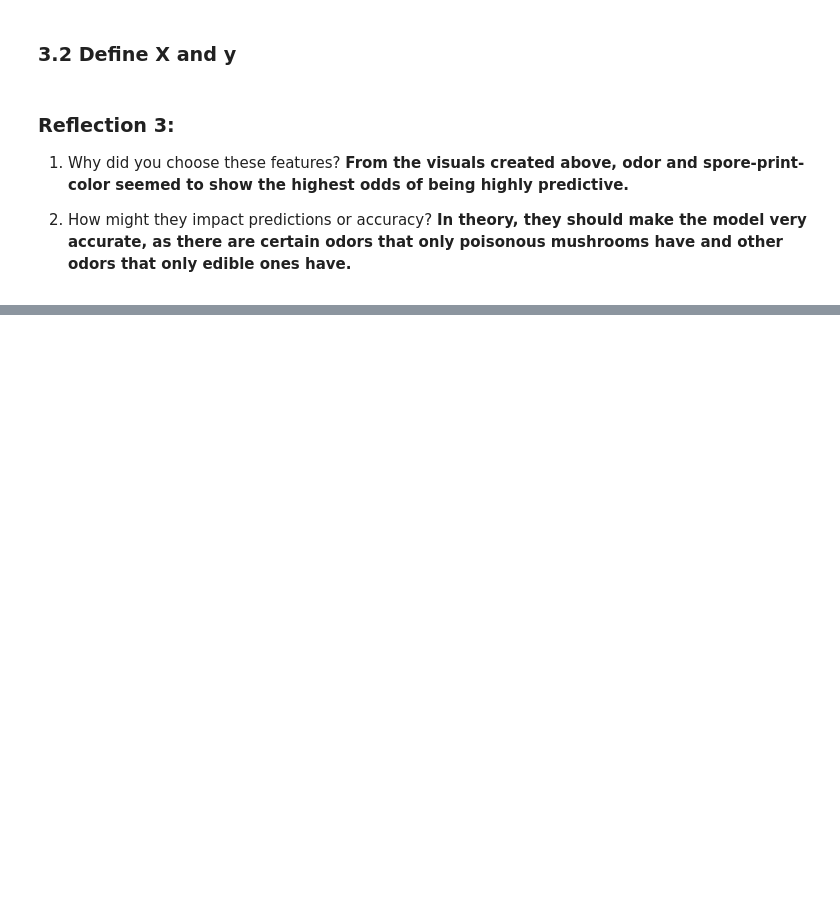
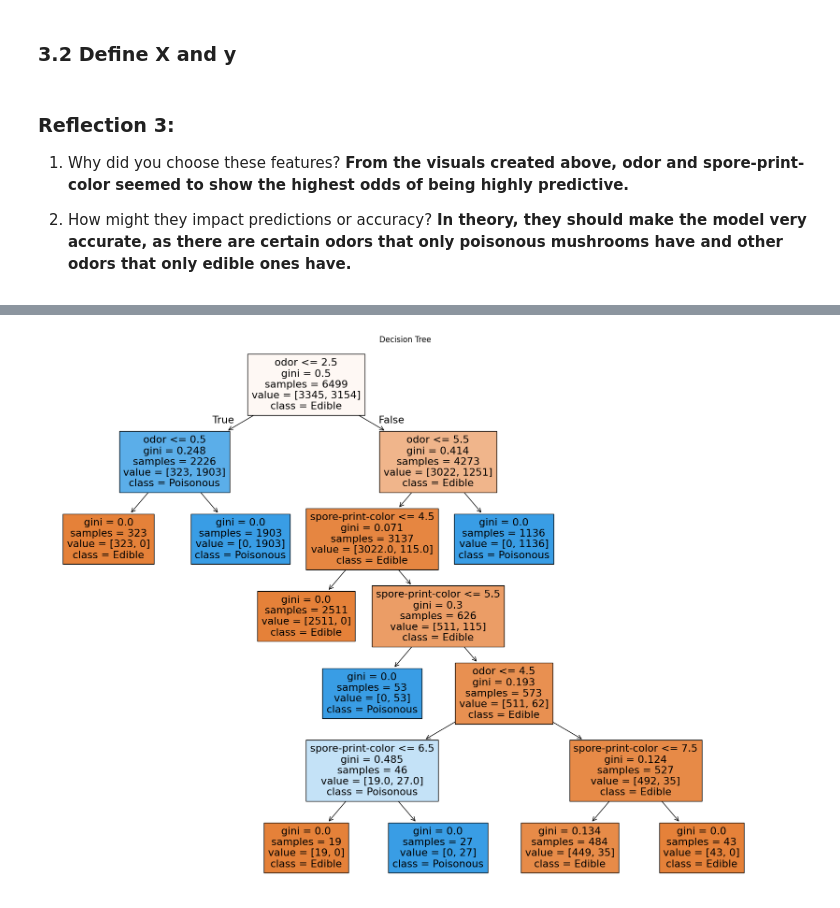
Before and after one commit to DMill31/ml_classification_miller, a Jupyter notebook: ml_midterm_miller.ipynb, the cells around one changed output, grey strips where cells are left out. Drawn from its saved outputs; the diff is of its cells as text; code cells hidden in the pictures; blank space fills up the shorter version.

```diff
--- a/ml_midterm_miller.ipynb
+++ b/ml_midterm_miller.ipynb
@@ -174,6 +166,7 @@ mushrooms = mushrooms.rename(columns={"class": "poisonous"})
 # %%
 # Convert categorical data to numeric
 mushrooms["poisonous"] = mushrooms["poisonous"].map({"p": 1, "e": 0})
+
 
 # Merge rare categories of habitat into 'other'
 mushrooms["habitat"] = mushrooms["habitat"].apply(lambda x: x if mushrooms["habitat"].value_counts()[x] > 50 else "other")
@@ -182,6 +175,9 @@ mushrooms["habitat"] = mushrooms["habitat"].apply(lambda x: x if mushrooms["habi
 mushrooms["ring_number_type"] = mushrooms["ring-number"] + "_" + mushrooms["ring-type"]
 mushrooms["gill_size_color"] = mushrooms["gill-size"] + "_" + mushrooms["gill-color"]
 mushrooms["stalk_surface"] = mushrooms["stalk-surface-above-ring"] + "_" + mushrooms["stalk-surface-below-ring"]
+
+# Encode categorical features
+mushrooms_encoded = mushrooms.apply(LabelEncoder().fit_transform)
 # %% [markdown]
 ### Reflection 2:
 
@@ -215,0 +280,8 @@ y = mushrooms["poisonous"]
+# %%
+# Plot Decision Tree
+fig = plt.figure(figsize=(20,15))
+plot_tree(tree_model, filled=True, feature_names=X.columns, class_names=["Edible", "Poisonous"])
+plt.title("Decision Tree")
+plt.show()
+# %% [output]
+[figure, added]
```
Also changed, not shown: parts of 14 cells of this notebook.
